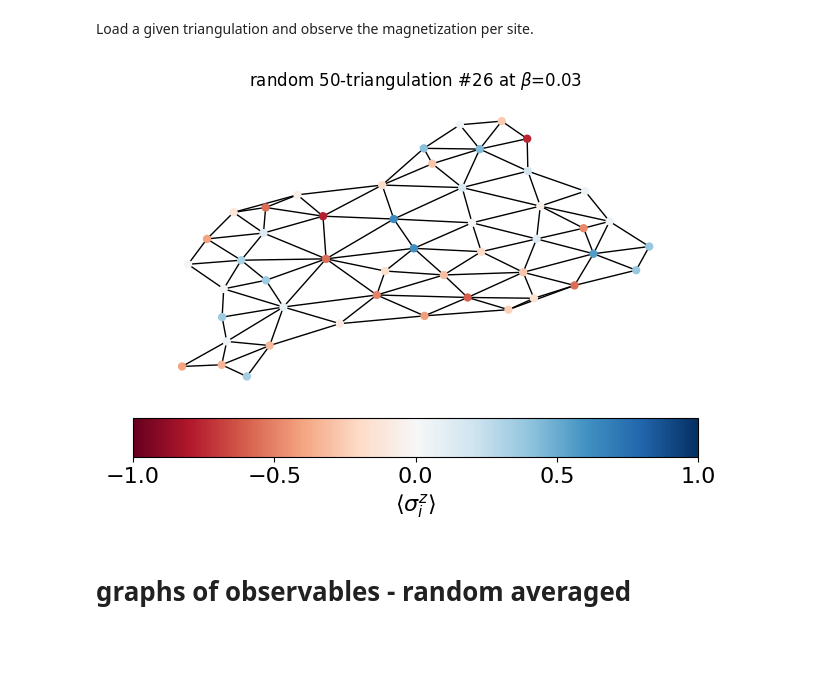
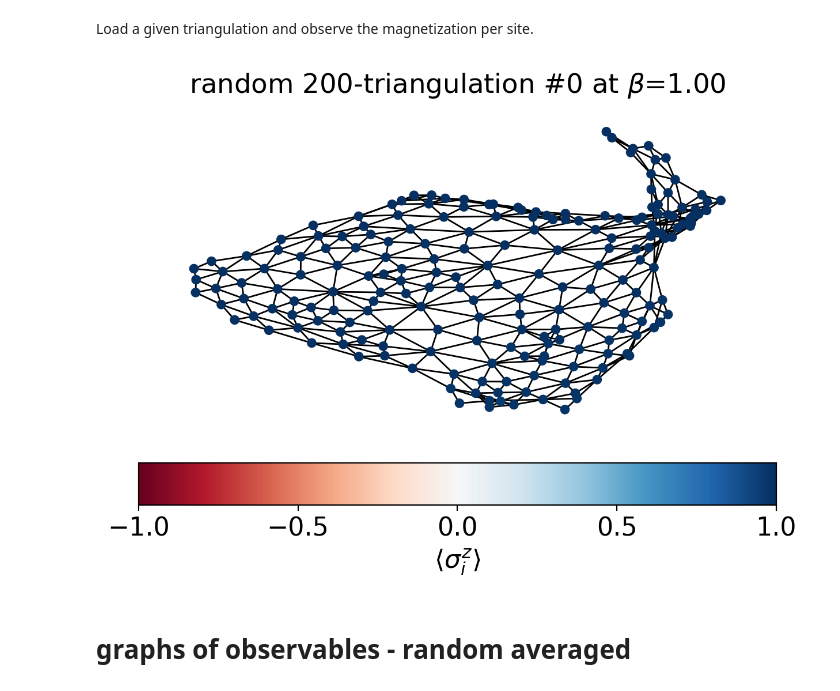
Before and after one commit to vdrouint/random-triangulations, a Jupyter notebook: data_analysis.ipynb, the cells around one changed output. Drawn from its saved outputs; the diff is of its cells as text; code cells hidden in the pictures; blank space fills up the shorter version.

```diff
--- a/data_analysis.ipynb
+++ b/data_analysis.ipynb
@@ -74,8 +74,8 @@ def magnetization_per_sample(Npts, resps, embedding, variables):
         for site in embedding.keys():
             embedding[site][0]
             if len(embedding[site]) == 2:
-                site1 = np.where(variables == embedding[site][0])[0]
-                site2 = np.where(variables == embedding[site][1])[0]
+                site1 = np.where(variables == embedding[site][0])[0][0]
+                site2 = np.where(variables == embedding[site][1])[0][0]
                 if resps[k][site1] == resps[k][site2]:
                     # broken.append('good')
                     ind_mag += resps[k][site1]
@@ -86,7 +86,7 @@ def magnetization_per_sample(Npts, resps, embedding, variables):
                     ind_mag += 0
             else:
                 # print(embedding[site])
-                site1 = np.where(variables == embedding[site][0])[0]
+                site1 = np.where(variables == embedding[site][0])[0][0]
                 # print(site1)
                 ind_mag += resps[k][site1]
                 mags_per_site[site] += resps[k][site1]
@@ -223,9 +227,9 @@ with h5py.File(Path(filename_hs), "w") as f:
 # %% [markdown]
 Load a given triangulation and observe the magnetization per site.
 # %%
-Npts = 50
-beta = 0.03
-rep = 26
+Npts = 200
+beta = 1
+rep = 0
 data_extract = np.load('./data/raw/Npts={:.0f}/beta={}/forward_anneal_sol_{:.0f}.npz'.format(Npts, beta, rep), allow_pickle=True)
 
 save_embedding = data_extract['embedding'][()]
@@ -242,34 +246,34 @@ plot_graph.add_nodes_from(data_extract['triangulation_nodes'])
 f, (a0, a1) = plt.subplots(2, 1, gridspec_kw={'height_ratios': [4,0.5]})
 cmap = plt.colormaps['RdBu']
 colors = []
 for node in plot_graph.nodes():
     # if node == 87:
     #     # colors.append('black')
     #     # colors.append(cmap((mags_per_site[node] + 1)/2))
     # else:
     #     colors.append(cmap((mags_per_site[node] + 1)/2))
     colors.append(cmap((mags_per_site[node] + 1)/2))
 
 pos=nx.spring_layout(plot_graph, k=1, iterations=1000)
 nx.draw(plot_graph, pos, node_size = 25, node_color = colors, ax = a0)
 a0.set_title(r'random {:.0f}-triangulation #{:.0f} at $\beta$={:.2f}'.format(Npts, rep, beta))
 
 
 # fig, ax = plt.subplots(figsize=(6, 1))
 # fig.subplots_adjust(bottom=0.5)
 cmap = cm.get_cmap('RdBu')
 norm = mpl.colors.Normalize(vmin=-1.0, vmax=1.0)
 cb1 = mpl.colorbar.ColorbarBase(a1, cmap=cmap,
                                 norm=norm,
                                 orientation='horizontal')
 cb1.set_label(r'$\langle \sigma_i^z \rangle$', fontsize = 16)
 cb1.set_ticks([-1, -0.5, 0, 0.5, 1.0])
 cb1.ax.tick_params(labelsize=16)
 
 f.tight_layout()
 f.show()
 # %% [output]
-[figure, old version]
+[figure, new version]
 # %% [markdown]
 # graphs of observables - random averaged
 # %%
```
Also changed, not shown: parts of 7 cells of this notebook, 3 other files.
